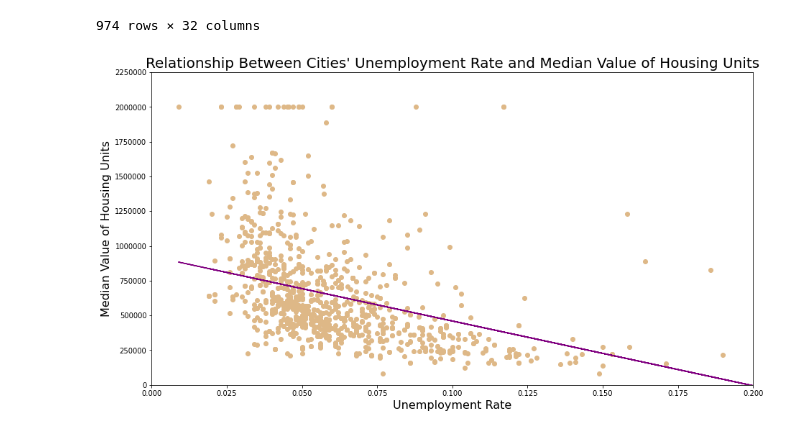
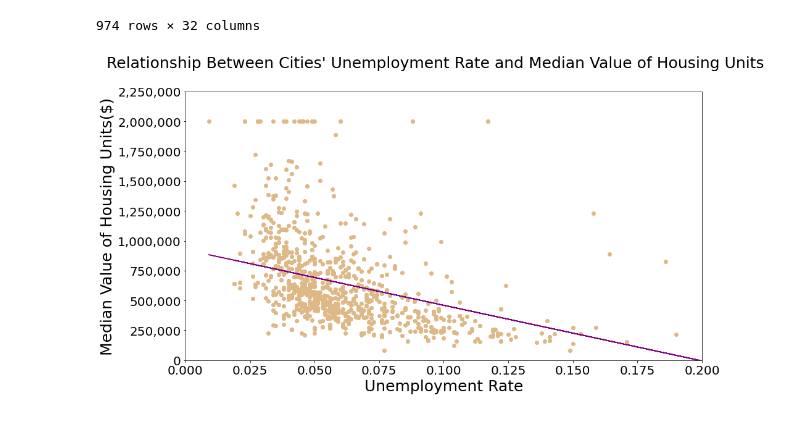
Before and after one commit to sakuraszy/STATS-170A-Group, a Jupyter notebook: Wrangling_code/report_first_draft_data_vis.ipynb, the cells around one changed output. Drawn from its saved outputs; the diff is of its cells as text; code cells hidden in the pictures.

```diff
--- a/Wrangling_code/report_first_draft_data_vis.ipynb
+++ b/Wrangling_code/report_first_draft_data_vis.ipynb
@@ -30,23 +30,28 @@ demographic
 # %%
 fig, ax = plt.subplots(figsize=(15,8))
 ax. ticklabel_format(useOffset=False, style='plain')
 ##ttl = ax.title
 ax.title.set_position([0.5, 50])
 
 b, m = polyfit(demographic['unemployment_pct'], demographic["median_value_of_owner_occupied_units"], 1)
 plt.plot(demographic['unemployment_pct'], b + m * demographic['unemployment_pct'], color = "purple")
 
 plt.scatter(demographic['unemployment_pct'], demographic["median_value_of_owner_occupied_units"], color = "burlywood")
 
-plt.title("Relationship Between Cities' Unemployment Rate and Median Value of Housing Units", fontsize = 20)
-plt.xlabel("Unemployment Rate", fontsize = 16)
-plt.ylabel("Median Value of Housing Units", fontsize = 16)
+##plt.title("Relationship Between Cities' Unemployment Rate and Median Value of Housing Units", fontsize = 20)
+fig.suptitle("Relationship Between Cities' Unemployment Rate and Median Value of Housing Units", fontsize=25)
+plt.xlabel("Unemployment Rate", fontsize = 25)
+plt.ylabel("Median Value of Housing Units($)", fontsize = 25)
 plt.xlim(0, 0.2)
 plt.ylim(0, 2250000)
+plt.xticks(fontsize= 20)
+##ax.set_xticklabels(demographic['unemployment_pct'], fontsize = 20)
+ax.set_yticklabels(['0', "250,000", "500,000", "750,000", "1,000,000", "1,250,000", "1,500,000", "1,750,000",
+                   "2,000,000", "2,250,000"], fontsize = 20)
 
 plt.show()
 # %% [output]
-[figure, old version]
+[figure, new version]
 # %%
 temp = demographic
 temp = temp.drop("zipcode", axis=1)
```
Also changed, not shown: parts of 3 cells of this notebook.
